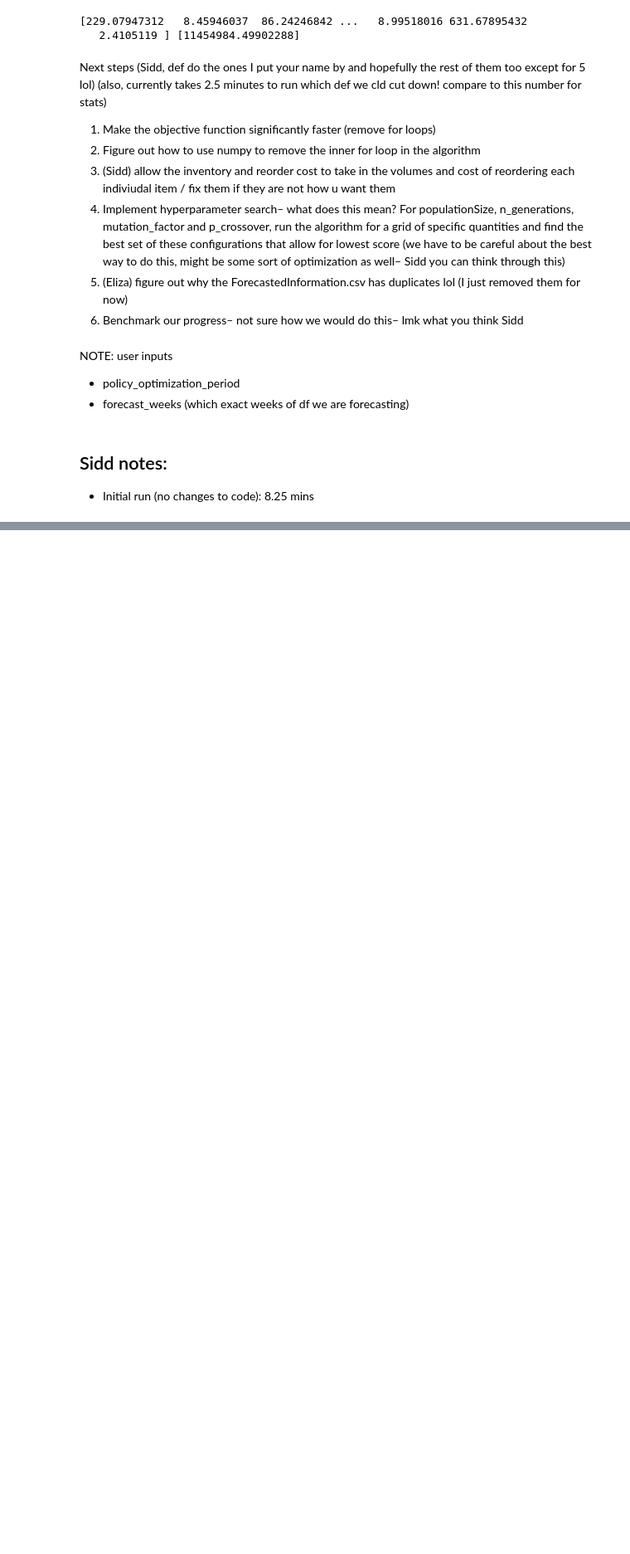
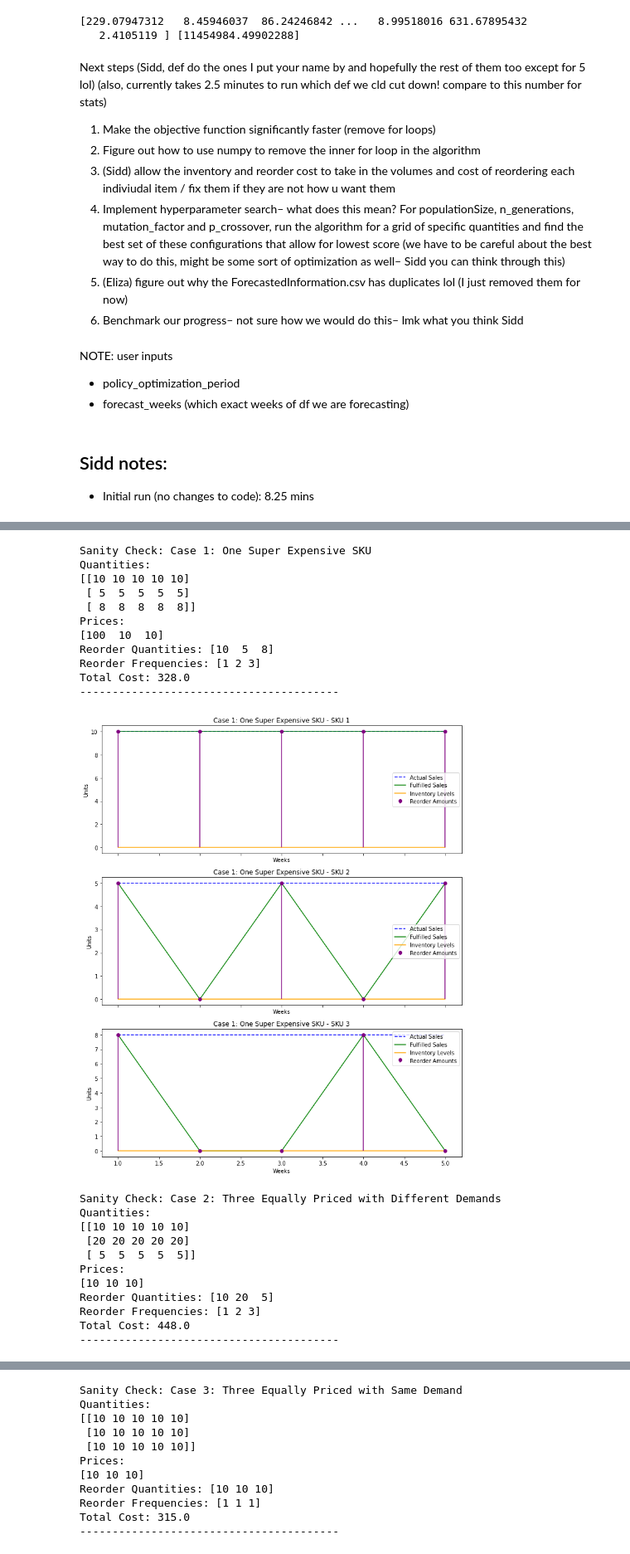
Before and after one commit to siddharth-r-tiwari/am207, a Jupyter notebook: differential_evolution.ipynb, the cells around one changed output, grey strips where cells are left out. Shown: that part at 83% size. Drawn from its saved outputs; the diff is of its cells as text; code cells hidden in the pictures; blank space fills up the shorter version.

Commit message:
Weights, sanity checks, rounding

```diff
--- a/differential_evolution.ipynb
+++ b/differential_evolution.ipynb
@@ -478,0 +695,65 @@ Best Score: 6446781.363300679
+# %%
+# Additional sanity checks
+sanity_check(
+    f, "Case 1: One Super Expensive SKU",
+    np.array([[10, 10, 10, 10, 10], [5, 5, 5, 5, 5], [8, 8, 8, 8, 8]]),
+    np.array([100, 10, 10]),
+    np.array([10, 5, 8]),
+    np.array([1, 2, 3])
+)
+
+sanity_check(
+    f, "Case 2: Three Equally Priced with Different Demands",
+    np.array([[10, 10, 10, 10, 10], [20, 20, 20, 20, 20], [5, 5, 5, 5, 5]]),
+    np.array([10, 10, 10]),
+    np.array([10, 20, 5]),
+    np.array([1, 2, 3])
+)
+
+sanity_check(
+    f, "Case 3: Three Equally Priced with Same Demand",
+    np.array([[10, 10, 10, 10, 10], [10, 10, 10, 10, 10], [10, 10, 10, 10, 10]]),
+    np.array([10, 10, 10]),
+    np.array([10, 10, 10]),
+    np.array([1, 1, 1])
+)
+
+sanity_check(
+    f, "Case 4: One SKU with Zero Price",
+    np.array([[10, 10, 10, 10, 10], [5, 5, 5, 5, 5], [8, 8, 8, 8, 8]]),
+    np.array([0, 10, 10]),
+    np.array([10, 5, 8]),
+    np.array([1, 2, 3])
+)
+
+sanity_check(
+    f, "Case 5: Two Constant Demands, One High Demand",
+    np.array([[10, 10, 10, 10, 10], [10, 10, 10, 10, 10], [30, 30, 30, 30, 30]]),
+    np.array([10, 10, 10]),
+    np.array([10, 10, 30]),
+    np.array([1, 2, 1])
+)
+# %% [output]
+Sanity Check: Case 1: One Super Expensive SKU
+Quantities:
+[[10 10 10 10 10]
+ [ 5  5  5  5  5]
+ [ 8  8  8  8  8]]
+Prices:
+[100  10  10]
+Reorder Quantities: [10  5  8]
+Reorder Frequencies: [1 2 3]
+Total Cost: 328.0
+----------------------------------------
+[figure, added]
+Sanity Check: Case 2: Three Equally Priced with Different Demands
+Quantities:
+[[10 10 10 10 10]
+ [20 20 20 20 20]
+ [ 5  5  5  5  5]]
+Prices:
+[10 10 10]
+Reorder Quantities: [10 20  5]
+Reorder Frequencies: [1 2 3]
+Total Cost: 448.0
+----------------------------------------
@@ -478,0 +761,11 @@ Best Score: 6446781.363300679
+Sanity Check: Case 3: Three Equally Priced with Same Demand
+Quantities:
+[[10 10 10 10 10]
+ [10 10 10 10 10]
+ [10 10 10 10 10]]
+Prices:
+[10 10 10]
+Reorder Quantities: [10 10 10]
+Reorder Frequencies: [1 1 1]
+Total Cost: 315.0
+----------------------------------------
```
Also changed, not shown: parts of 14 cells of this notebook.
